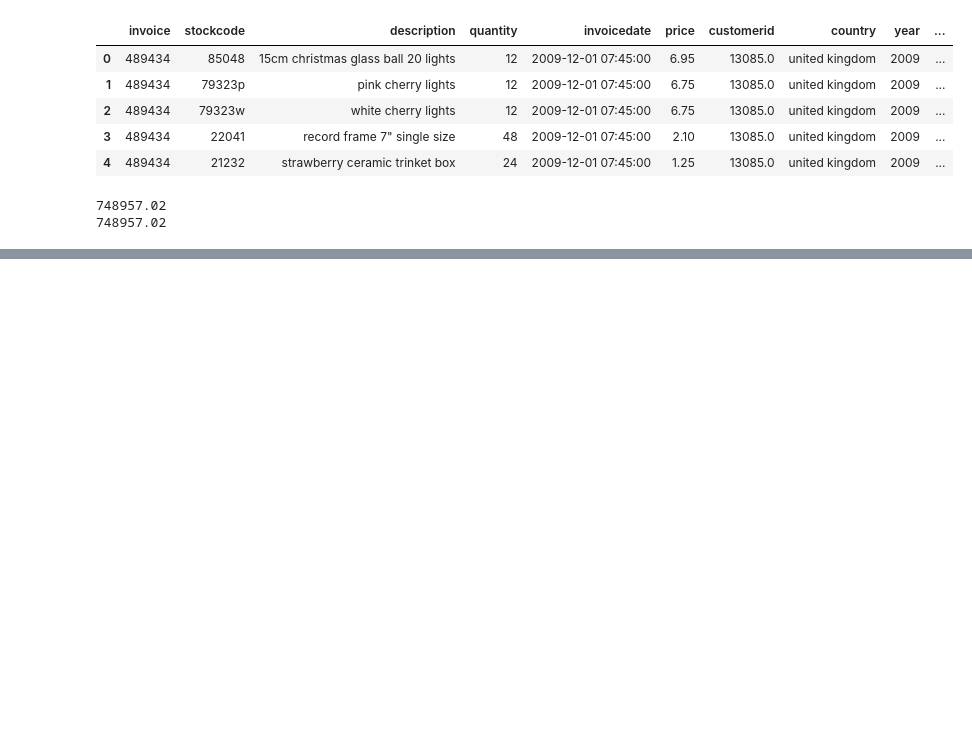
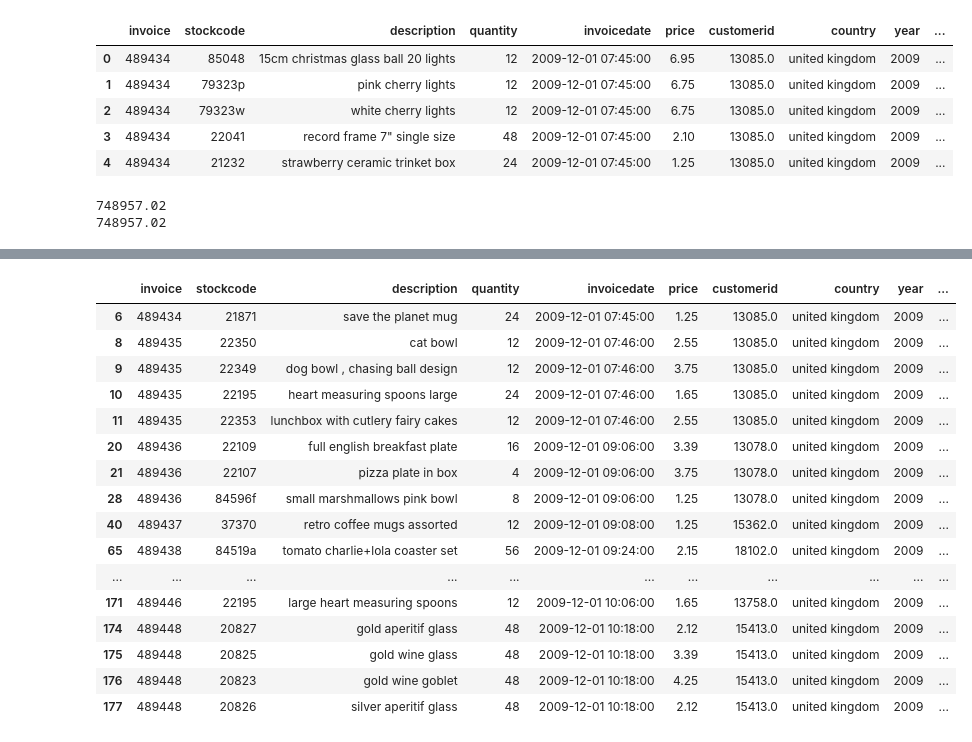
Before and after one commit to iconlit/Gift-Store-Retail, a Jupyter notebook: src/combined.ipynb, the cells around one changed output, grey strips where cells are left out. Saved outputs shown, nothing was run; the diff lists cells and outputs as text; code cells hidden in the pictures; blank space fills up the shorter version.

```diff
--- a/src/combined.ipynb
+++ b/src/combined.ipynb
@@ -41,0 +156,21 @@ print(df_2010_2011[(df_2010_2011["year"] == 2010) & (df_2010_2011["month"] == "D
+# %%
+check = df_all.iloc[df_all["category"] == "kitchenware & dining"]
+check.head(25)
+# %% [output]
+|  | invoice | stockcode | description | quantity | invoicedate | price | customerid | country | year | ... |
+| 6 | 489434 | 21871 | save the planet mug | 24 | 2009-12-01 07:45:00 | 1.25 | 13085.0 | united kingdom | 2009 | ... |
+| 8 | 489435 | 22350 | cat bowl | 12 | 2009-12-01 07:46:00 | 2.55 | 13085.0 | united kingdom | 2009 | ... |
+| 9 | 489435 | 22349 | dog bowl , chasing ball design | 12 | 2009-12-01 07:46:00 | 3.75 | 13085.0 | united kingdom | 2009 | ... |
+| 10 | 489435 | 22195 | heart measuring spoons large | 24 | 2009-12-01 07:46:00 | 1.65 | 13085.0 | united kingdom | 2009 | ... |
+| 11 | 489435 | 22353 | lunchbox with cutlery fairy cakes | 12 | 2009-12-01 07:46:00 | 2.55 | 13085.0 | united kingdom | 2009 | ... |
+| 20 | 489436 | 22109 | full english breakfast plate | 16 | 2009-12-01 09:06:00 | 3.39 | 13078.0 | united kingdom | 2009 | ... |
+| 21 | 489436 | 22107 | pizza plate in box | 4 | 2009-12-01 09:06:00 | 3.75 | 13078.0 | united kingdom | 2009 | ... |
+| 28 | 489436 | 84596f | small marshmallows pink bowl | 8 | 2009-12-01 09:06:00 | 1.25 | 13078.0 | united kingdom | 2009 | ... |
+| 40 | 489437 | 37370 | retro coffee mugs assorted | 12 | 2009-12-01 09:08:00 | 1.25 | 15362.0 | united kingdom | 2009 | ... |
+| 65 | 489438 | 84519a | tomato charlie+lola coaster set | 56 | 2009-12-01 09:24:00 | 2.15 | 18102.0 | united kingdom | 2009 | ... |
+| ... | ... | ... | ... | ... | ... | ... | ... | ... | ... | ... |
+| 171 | 489446 | 22195 | large heart measuring spoons | 12 | 2009-12-01 10:06:00 | 1.65 | 13758.0 | united kingdom | 2009 | ... |
+| 174 | 489448 | 20827 | gold aperitif glass | 48 | 2009-12-01 10:18:00 | 2.12 | 15413.0 | united kingdom | 2009 | ... |
+| 175 | 489448 | 20825 | gold wine glass | 48 | 2009-12-01 10:18:00 | 3.39 | 15413.0 | united kingdom | 2009 | ... |
+| 176 | 489448 | 20823 | gold wine goblet | 48 | 2009-12-01 10:18:00 | 4.25 | 15413.0 | united kingdom | 2009 | ... |
+| 177 | 489448 | 20826 | silver aperitif glass | 48 | 2009-12-01 10:18:00 | 2.12 | 15413.0 | united kingdom | 2009 | ... |
```
Also changed, not shown: parts of 9 cells of this notebook, 7 other files.
